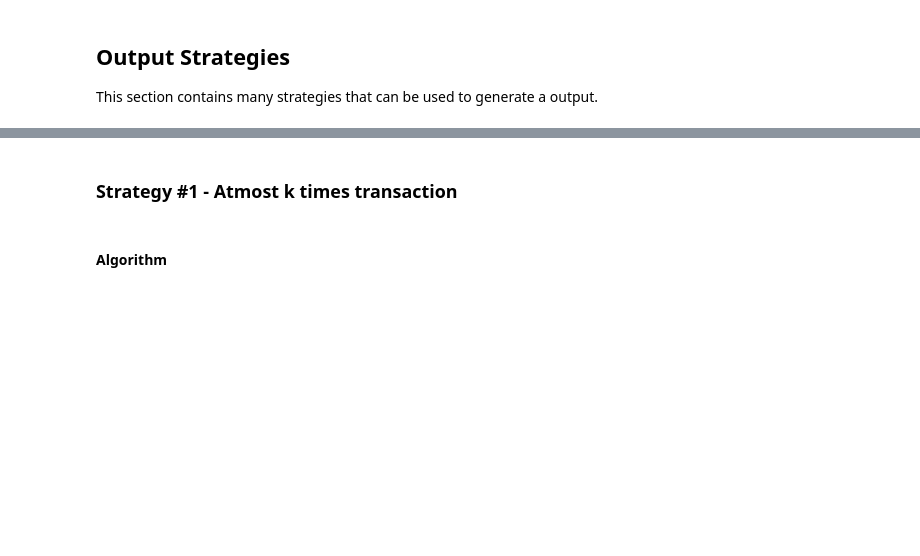
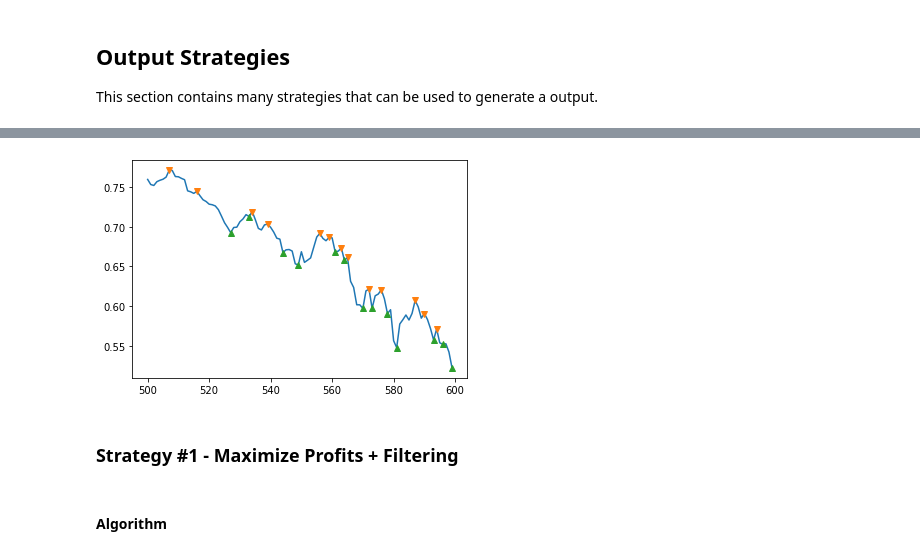
Before and after one commit to Rahul-Ravindran-Official/Master-Insight-Trading-Bot-2, a Jupyter notebook: generation3/output_procurement.ipynb, the cells around one changed output, grey strips where cells are left out. Saved outputs shown, nothing was run; the diff lists cells and outputs as text; code cells hidden in the pictures; blank space fills up the shorter version.

```diff
--- a/generation3/output_procurement.ipynb
+++ b/generation3/output_procurement.ipynb
@@ -100,5 +179,15 @@ This section contains many strategies that can be used to generate a output.
+# %%
+viz_util(
+    np.array(chosen_sps),
+    np.array(chosen_bps),
+    adj_close,
+    window_start = 500,
+    window_end = 600
+)
+# %% [output]
+[figure, added]
 # %% [markdown]
-### Strategy #1 - Atmost k times transaction
+### Strategy #1 - Maximize Profits + Filtering
 # %% [markdown]
 #### Algorithm
 # %%
```
Also changed, not shown: parts of 11 cells of this notebook, 7 other files.
